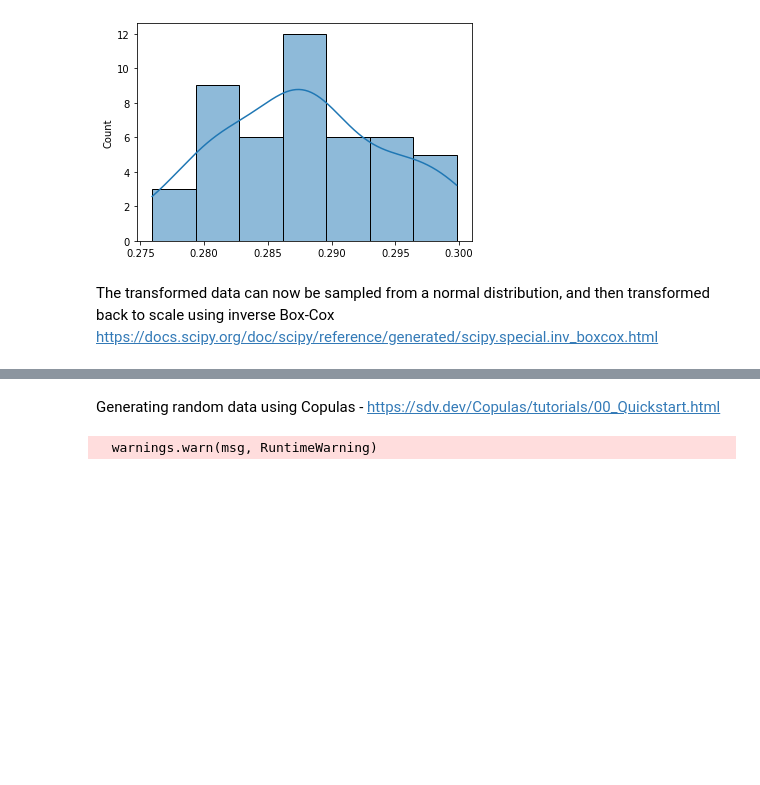
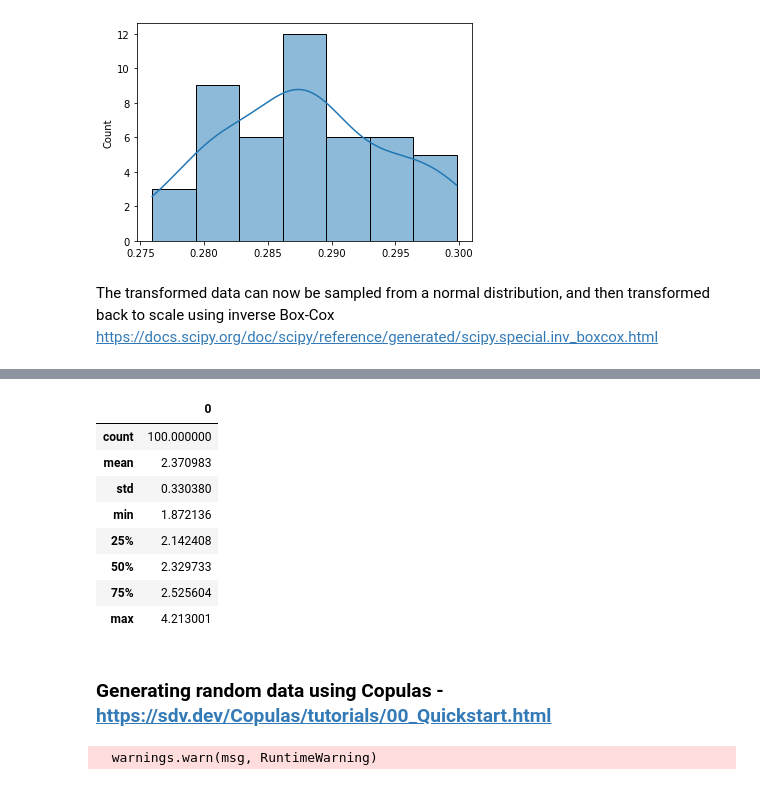
Before and after one commit to andrewjscott/Programming-for-Data-Analysis-Project, a Jupyter notebook: Simulation.ipynb, the cells around one changed output, grey strips where cells are left out. Drawn from its saved outputs; the diff is of its cells as text; code cells hidden in the pictures; blank space fills up the shorter version.

Commit message:
adding code for random variables

```diff
--- a/Simulation.ipynb
+++ b/Simulation.ipynb
@@ -322,0 +350,6 @@ The transformed data can now be sampled from a normal distribution, and then tra
+# %%
+# Transformed female bodyweight randomly generated
+mu = 0.287894
+sigma = 0.006621
+
+random_female_bwt_t = rng.normal(mu, sigma, size=100)
@@ -322,0 +386,4 @@ The transformed data can now be sampled from a normal distribution, and then tra
+# %%
+# Inverse Box-Cox transformation to transform random data to original scale
+from scipy.special import inv_boxcox
+random_female_bwt = inv_boxcox(random_female_bwt_t, best_lambda)
@@ -323,5 +414,19 @@ The transformed data can now be sampled from a normal distribution, and then tra
+# %%
+# Have a look at the descriptive stats of the random female Bwt data
+# Original 47 samples had a mean of 2.359574 and a std of 0.273988
+pd.DataFrame(random_female_bwt).describe()
+# %% [output]
+|  | 0 |
+| count | 100.000000 |
+| mean | 2.370983 |
+| std | 0.330380 |
+| min | 1.872136 |
+| 25% | 2.142408 |
+| 50% | 2.329733 |
+| 75% | 2.525604 |
+| max | 4.213001 |
 # %% [markdown]
-Generating random data using Copulas - https://sdv.dev/Copulas/tutorials/00_Quickstart.html
+### Generating random data using Copulas - https://sdv.dev/Copulas/tutorials/00_Quickstart.html
 # %%
 from copulas.multivariate import GaussianMultivariate
 
```
Also changed, not shown: parts of 17 cells of this notebook, 1 other file.
